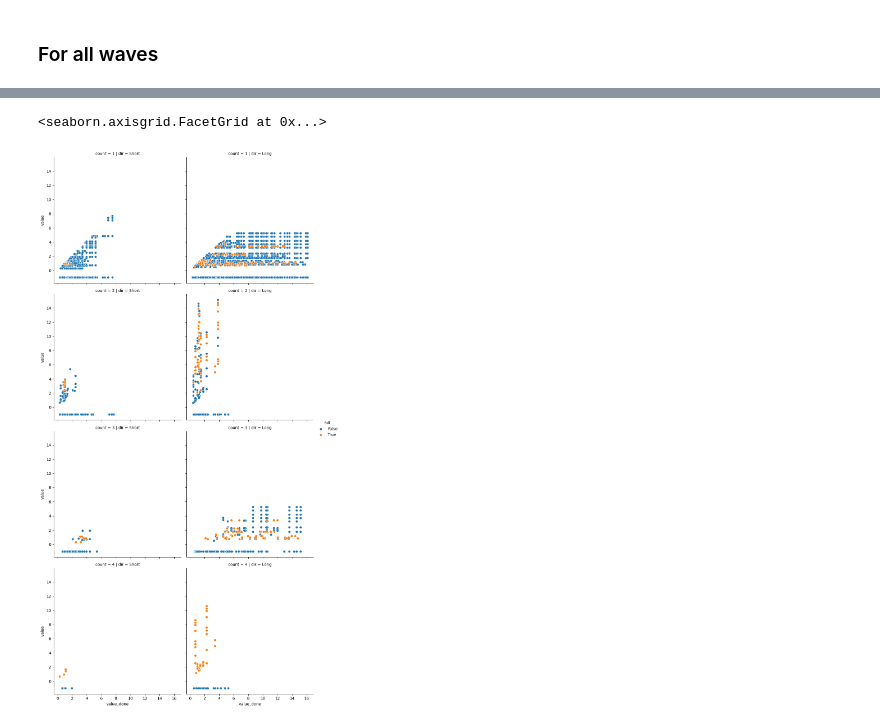
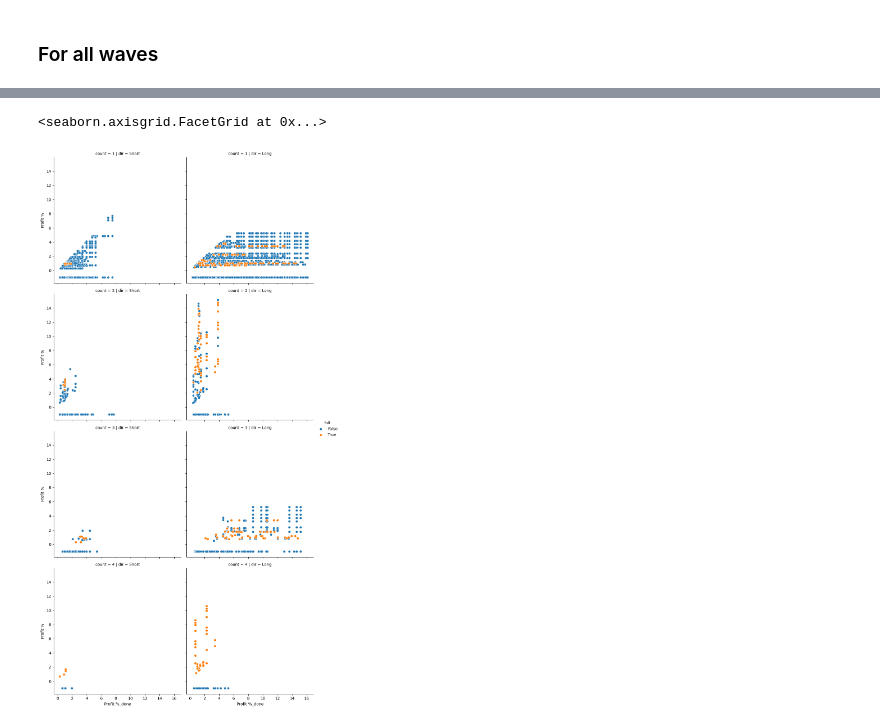
Before and after one commit to NNTrade/indicators, a Jupyter notebook: example/ElliotWales/search_analitic_2.ipynb, the cells around one changed output, grey strips where cells are left out. Saved outputs shown, nothing was run; the diff lists cells and outputs as text; code cells hidden in the pictures.

```diff
--- a/example/ElliotWales/search_analitic_2.ipynb
+++ b/example/ElliotWales/search_analitic_2.ipynb
@@ -83,10 +141,10 @@ sns_df
 12550 rows × 5 columns
 # %%
 g = sns.FacetGrid(sns_df, row="count",col="dir",hue="full",height=5)
-g.map(sns.scatterplot,"value_done", "value")
+g.map(sns.scatterplot,"Profit %_done", "Profit %")
 g.add_legend()
 # %% [output]
 <seaborn.axisgrid.FacetGrid at 0x...>
-[figure, old version]
+[figure, new version]
 # %%
 g = sns.FacetGrid(sns_df, row="count",col="dir",hue="full",height=5)
```
Also changed, not shown: parts of 11 cells of this notebook, 5 other files.
